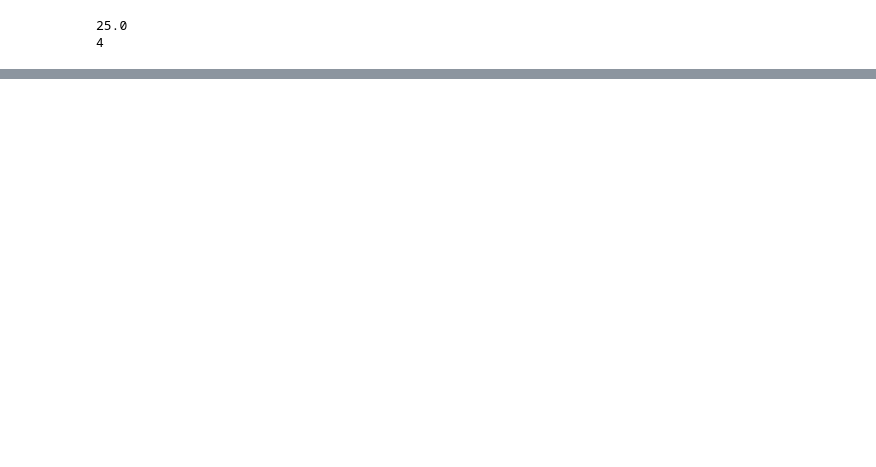
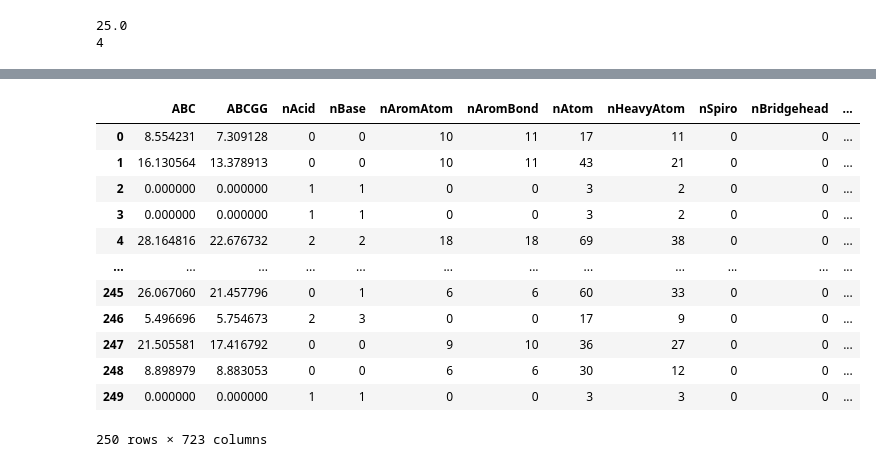
Before and after one commit to pnnl/doa, a Jupyter notebook: tutorials/examples.ipynb, the cells around one changed output, grey strips where cells are left out. Cells and saved outputs as stored; diff of their text form; code cells hidden in the pictures; blank space fills up the shorter version.

```diff
--- a/tutorials/examples.ipynb
+++ b/tutorials/examples.ipynb
@@ -62,0 +217,16 @@ print(th_file_id)
+# %%
+df_ol
+# %% [output]
+|  | ABC | ABCGG | nAcid | nBase | nAromAtom | nAromBond | nAtom | nHeavyAtom | nSpiro | nBridgehead | ... |
+| 0 | 8.554231 | 7.309128 | 0 | 0 | 10 | 11 | 17 | 11 | 0 | 0 | ... |
+| 1 | 16.130564 | 13.378913 | 0 | 0 | 10 | 11 | 43 | 21 | 0 | 0 | ... |
+| 2 | 0.000000 | 0.000000 | 1 | 1 | 0 | 0 | 3 | 2 | 0 | 0 | ... |
+| 3 | 0.000000 | 0.000000 | 1 | 1 | 0 | 0 | 3 | 2 | 0 | 0 | ... |
+| 4 | 28.164816 | 22.676732 | 2 | 2 | 18 | 18 | 69 | 38 | 0 | 0 | ... |
+| ... | ... | ... | ... | ... | ... | ... | ... | ... | ... | ... | ... |
+| 245 | 26.067060 | 21.457796 | 0 | 1 | 6 | 6 | 60 | 33 | 0 | 0 | ... |
+| 246 | 5.496696 | 5.754673 | 2 | 3 | 0 | 0 | 17 | 9 | 0 | 0 | ... |
+| 247 | 21.505581 | 17.416792 | 0 | 0 | 9 | 10 | 36 | 27 | 0 | 0 | ... |
+| 248 | 8.898979 | 8.883053 | 0 | 0 | 6 | 6 | 30 | 12 | 0 | 0 | ... |
+| 249 | 0.000000 | 0.000000 | 1 | 1 | 0 | 0 | 3 | 3 | 0 | 0 | ... |
+250 rows × 723 columns
```
Also changed, not shown: parts of 38 cells of this notebook, 3 other files.
